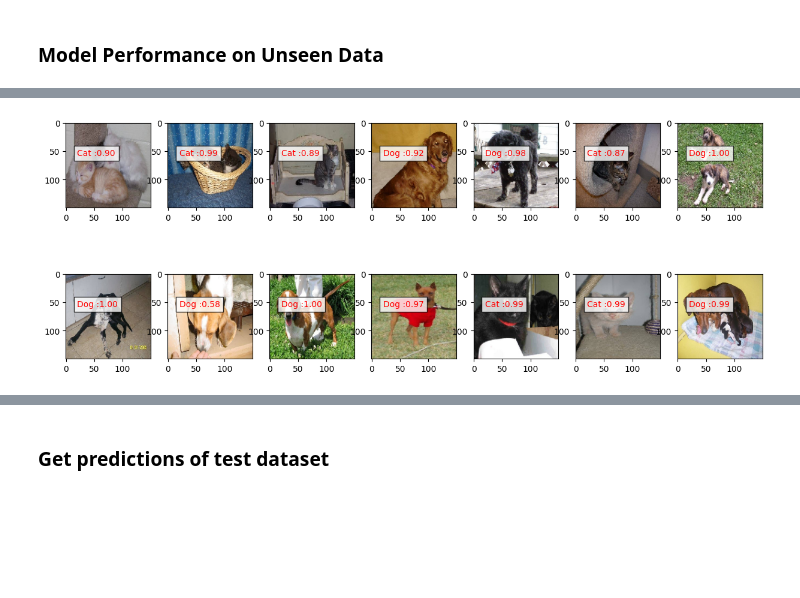
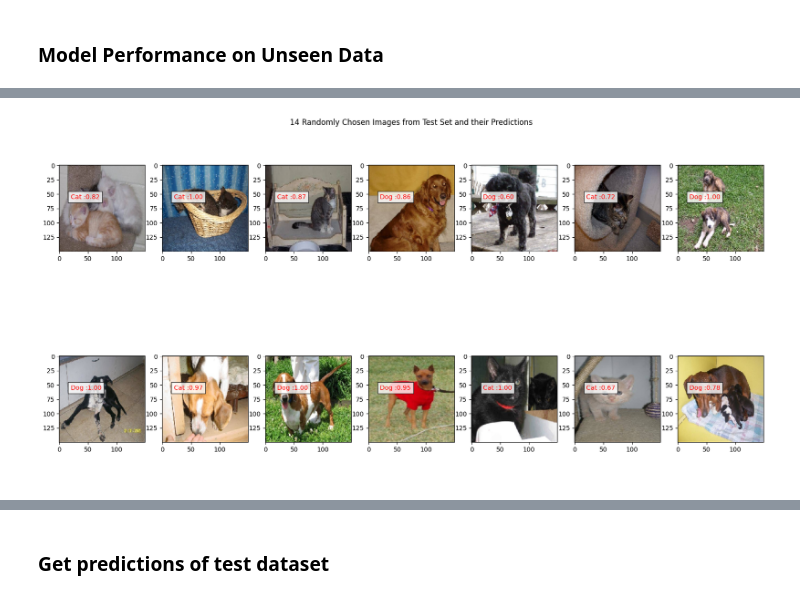
Before and after one commit to junyang0/IE4483-Project, a Jupyter notebook: DogVsCat_Classifier.ipynb, the cells around one changed output, grey strips where cells are left out. Saved outputs shown, nothing was run; the diff lists cells and outputs as text; code cells hidden in the pictures; blank space fills up the shorter version.

```diff
--- a/DogVsCat_Classifier.ipynb
+++ b/DogVsCat_Classifier.ipynb
@@ -32,7 +32,7 @@ train_set_path = config["local"]["train_set_path"]
 test_set_path = config["local"]["test_set_path"]
 val_set_path = config["local"]["val_set_path"]
 model_path = config["local"]["model_path"]
-train= False
+train= True
 save_model = False
 max_epochs = 200
 early_stopping = True
@@ -153,10 +194,10 @@ prediction = classifier.predict(img)  # No need for batch_size or steps argument
 # Interpret the prediction
 if prediction[0, 0] > 0.5:
     value = 'Dog: %1.2f' % prediction[0, 0]
-    plt.text(20, 62, value, color='red', fontsize=18, bbox=dict(facecolor='white', alpha=0.8))
+    plt.text(10, 10, value, color='red', fontsize=18, bbox=dict(facecolor='white', alpha=0.8))
 else:
     value = 'Cat: %1.2f' % (1.0 - prediction[0, 0])
-    plt.text(20, 62, value, color='red', fontsize=18, bbox=dict(facecolor='white', alpha=0.8))
+    plt.text(10, 10, value, color='red', fontsize=18, bbox=dict(facecolor='white', alpha=0.8))
 
 # Display the image
 plt.imshow(img1)
@@ -228,9 +274,13 @@ _________________________________________________________________
 # %% [markdown]
 ### Model Performance on Unseen Data
 # %%
-fig=plt.figure(figsize=(15, 6))
+fig=plt.figure(figsize=(20, 10))
+plt.title('14 Randomly Chosen Images from Test Set and their Predictions')
+plt.axis('off')
+
 columns = 7
 rows = 2
+
 for root, dirs, files in os.walk(test_set_path):
     for i in range(columns*rows):
         fig.add_subplot(rows, columns, i+1)
@@ -248,4 +298,5 @@ for root, dirs, files in os.walk(test_set_path):
             value ='Cat :%1.2f'%(1.0-prediction[0,0])
             plt.text(20, 58,value,color='red',fontsize=10,bbox=dict(facecolor='white',alpha=0.8))
         plt.imshow(img1)
+plt.show()
 # %% [output]
@@ -266 +317 @@ for root, dirs, files in os.walk(test_set_path):
-[figure, old version]
+[figure, new version]
```
Also changed, not shown: parts of 9 cells of this notebook, 13 other files.
